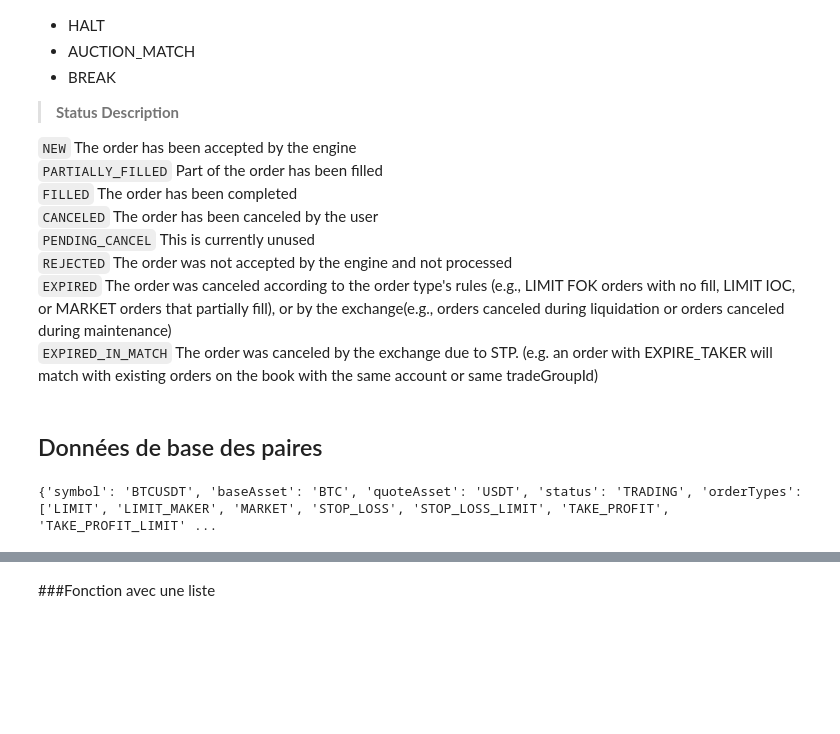
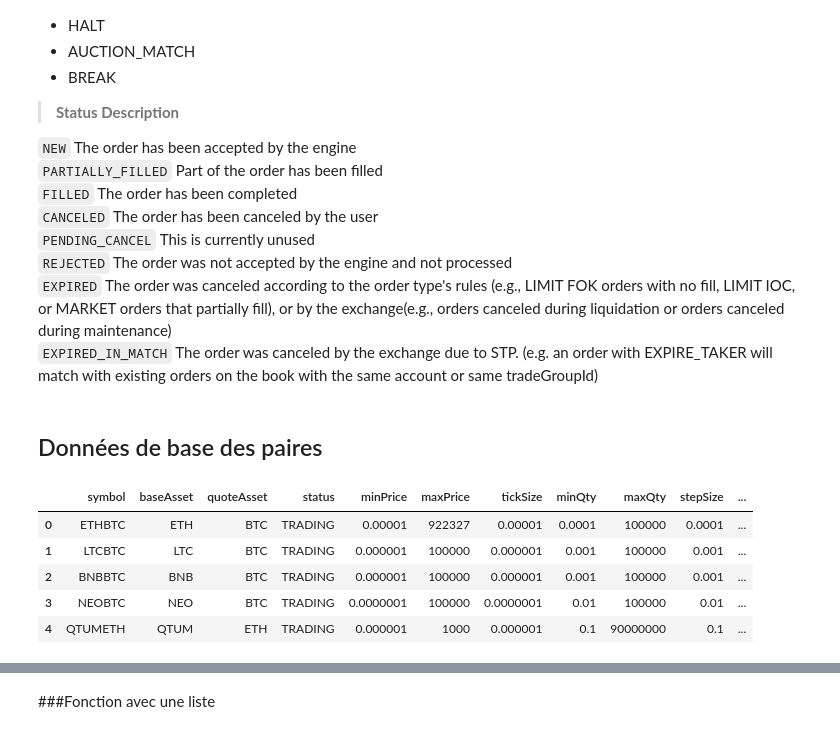
Before and after one commit to choup67/DST_OPA, a Jupyter notebook: OPA.ipynb, the cells around one changed output, grey strips where cells are left out. Drawn from its saved outputs; the diff is of its cells as text; code cells hidden in the pictures; blank space fills up the shorter version.

Commit message:
Add load data into DF

```diff
--- a/OPA.ipynb
+++ b/OPA.ipynb
@@ -38,36 +38,51 @@ These terms will be used throughout the documentation, so it is recommended that
 # %%
 import requests
 import pandas as pd
 
+# Format d'affichage plus lisible pour les floats
+#pd.options.display.float_format = '{:.8f}'.format
+pd.options.display.float_format = lambda x: f'{x:.10f}'.rstrip('0').rstrip('.') if '.' in f'{x:.10f}' else f'{x:.10f}' # formatage des floats pour enlever les zéros inutiles
+
+def get_pairs_list():
+    url = 'https://api.binance.com/api/v3/exchangeInfo'
+    data = requests.get(url).json()
+    # Liste de toutes les paires
+    pairs_list = data['symbols']
+    return pairs_list
+
 def get_pair_info(pair):
-    url = 'https://api.binance.com/api/v3/exchangeInfo'
-    params = { 'symbol': pair.upper() }
-    data = requests.get(url, params = params).json()
-
-    if not data.get('symbols'):
-        return None  # Paire invalide ou absente
-
-    symbol_data = data['symbols'][0]
-    filtres = { f['filterType']: f for f in symbol_data['filters'] }
+    filtres = { f['filterType']: f for f in pair['filters'] } # on transforme la liste de filtres en dictionnaire pour un accès plus facile
 
     return {
-        'symbol': symbol_data['symbol'],
-        'baseAsset': symbol_data['baseAsset'],
-        'quoteAsset': symbol_data['quoteAsset'],
-        'status': symbol_data['status'],
-        'orderTypes': symbol_data['orderTypes'],
+        'symbol': pair['symbol'],
+        'baseAsset': pair['baseAsset'],
+        'quoteAsset': pair['quoteAsset'],
+        'status': pair['status'],
         'minPrice': filtres.get('PRICE_FILTER', {}).get('minPrice'),
         'maxPrice': filtres.get('PRICE_FILTER', {}).get('maxPrice'),
         'tickSize': filtres.get('PRICE_FILTER', {}).get('tickSize'),
         'minQty': filtres.get('LOT_SIZE', {}).get('minQty'),
         'maxQty': filtres.get('LOT_SIZE', {}).get('maxQty'),
         'stepSize': filtres.get('LOT_SIZE', {}).get('stepSize'),
         'minNotional': filtres.get('NOTIONAL', {}).get('minNotional'),
         'maxNotional': filtres.get('NOTIONAL', {}).get('maxNotional'),
     }
 
+pairs_list = get_pairs_list()
+pairs_general_infos = [get_pair_info(pair) for pair in pairs_list]
 
-info = get_pair_info('BTCUSDT')
-print(info)
+# Conversion en DataFrame
+df_pairs_general_infos = pd.DataFrame(pairs_general_infos)
+
+# Conversion des colonnes numériques en float
+df_pairs_general_infos[['minPrice', 'maxPrice', 'tickSize', 'minQty', 'maxQty', 'stepSize', 'minNotional', 'maxNotional']] = df_pairs_general_infos[['minPrice', 'maxPrice', 'tickSize', 'minQty', 'maxQty', 'stepSize', 'minNotional', 'maxNotional']].astype(float)
+
+# Affichage
+display(df_pairs_general_infos.head())
 # %% [output]
-{'symbol': 'BTCUSDT', 'baseAsset': 'BTC', 'quoteAsset': 'USDT', 'status': 'TRADING', 'orderTypes': ['LIMIT', 'LIMIT_MAKER', 'MARKET', 'STOP_LOSS', 'STOP_LOSS_LIMIT', 'TAKE_PROFIT', 'TAKE_PROFIT_LIMIT' ...
+|  | symbol | baseAsset | quoteAsset | status | minPrice | maxPrice | tickSize | minQty | maxQty | stepSize | ... |
+| 0 | ETHBTC | ETH | BTC | TRADING | 0.00001 | 922327 | 0.00001 | 0.0001 | 100000 | 0.0001 | ... |
+| 1 | LTCBTC | LTC | BTC | TRADING | 0.000001 | 100000 | 0.000001 | 0.001 | 100000 | 0.001 | ... |
+| 2 | BNBBTC | BNB | BTC | TRADING | 0.000001 | 100000 | 0.000001 | 0.001 | 100000 | 0.001 | ... |
+| 3 | NEOBTC | NEO | BTC | TRADING | 0.0000001 | 100000 | 0.0000001 | 0.01 | 100000 | 0.01 | ... |
+| 4 | QTUMETH | QTUM | ETH | TRADING | 0.000001 | 1000 | 0.000001 | 0.1 | 90000000 | 0.1 | ... |
```
Also changed, not shown: parts of 4 cells of this notebook.
